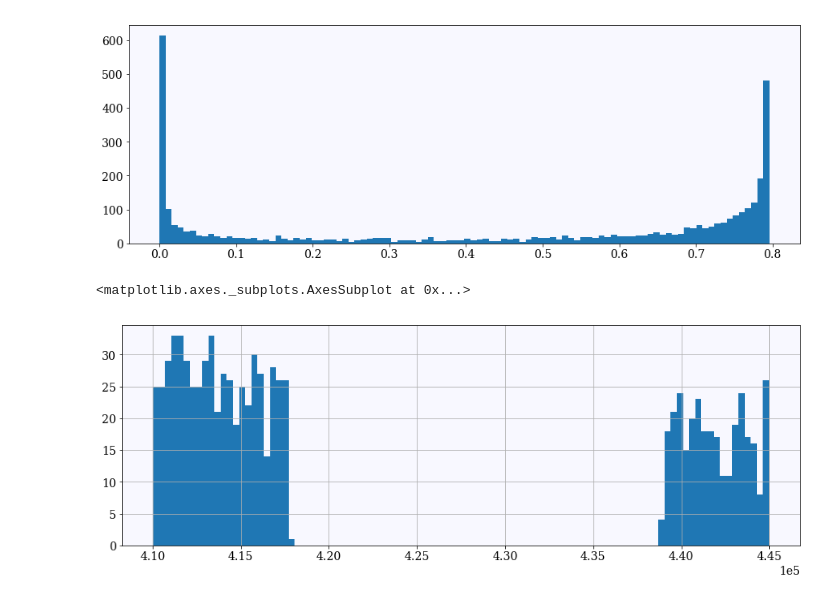
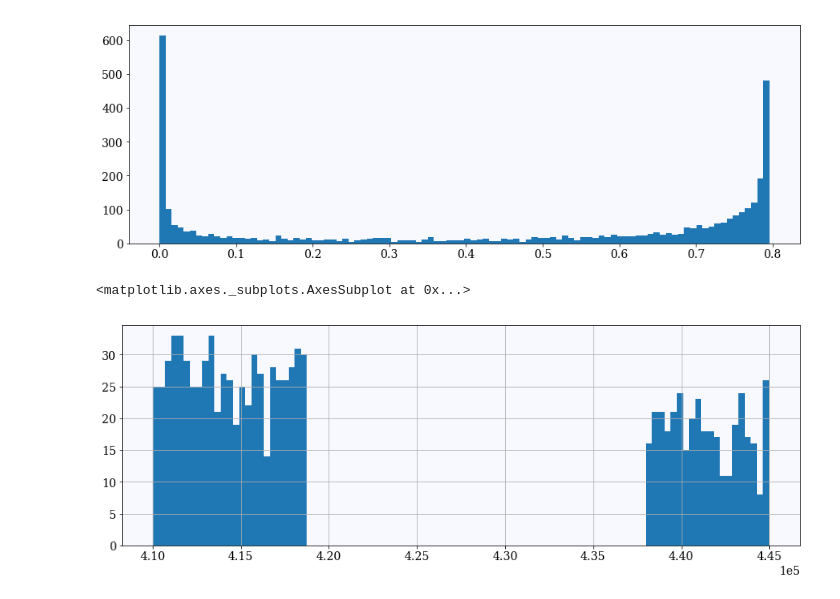
Before and after one commit to gondiaz/ICAROSNB, a Jupyter notebook: GDL/rejection/blobrejection.ipynb, the cells around one changed output. Drawn from its saved outputs; the diff is of its cells as text; code cells hidden in the pictures.

```diff
--- a/GDL/rejection/blobrejection.ipynb
+++ b/GDL/rejection/blobrejection.ipynb
@@ -48,7 +48,7 @@ def fitplot(E, res, cov, nbins):
     fig = plt.figure()
     ax = fig.add_subplot(111)
 
-    h,_,_ = ax.hist(E, bins=int(nbins), alpha=0.5, histtype='step', color='darkblue', linewidth=2);
+    h,_,_ = ax.hist(E, bins=int(nbins), histtype='step', color='blue', linewidth=1);
     e = np.linspace(a, b, 1000)
     ax.plot(e, ((b-a)/nbins*len(E))*pk.pkpdf(e, res.x, [a,b]), c='black')
 
@@ -114,7 +116,7 @@ plt.hist(w, bins=nbins);
 # %% [output]
 [figure]
 # %%
-thds[w<0.05]['e'].hist(bins=nbins)
+thds[w<0.1]['e'].hist(bins=nbins)
 # %% [output]
 <matplotlib.axes._subplots.AxesSubplot at 0x...>
-[figure, old version]
+[figure, new version]
```
Also changed, not shown: parts of 14 cells of this notebook, 5 other files.
